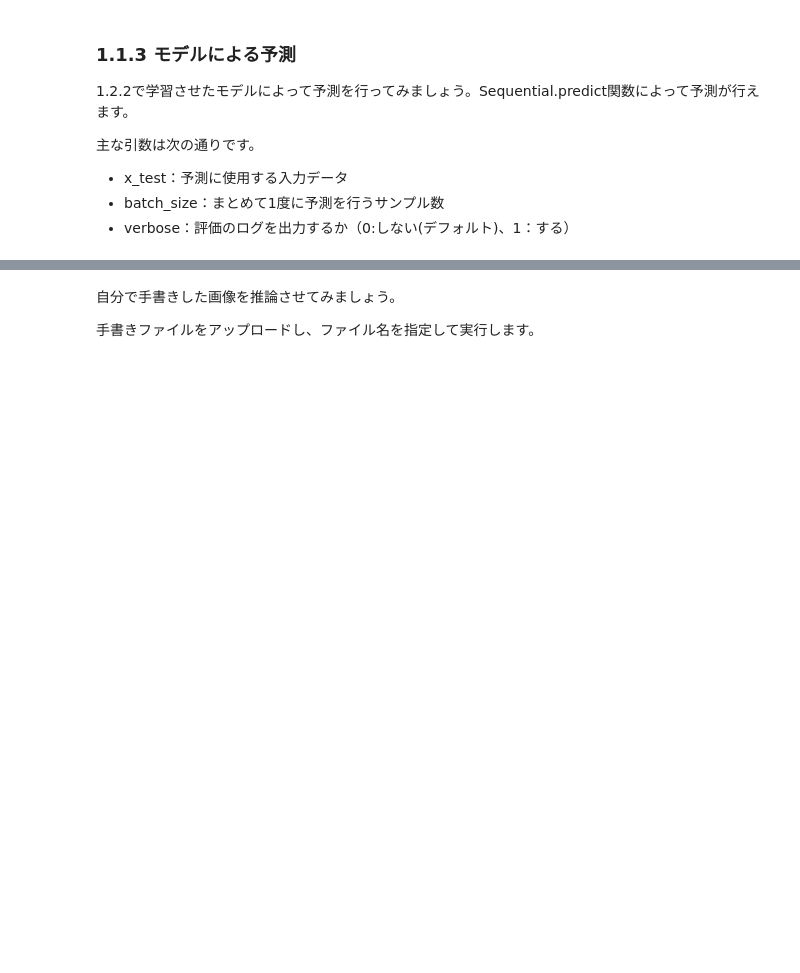
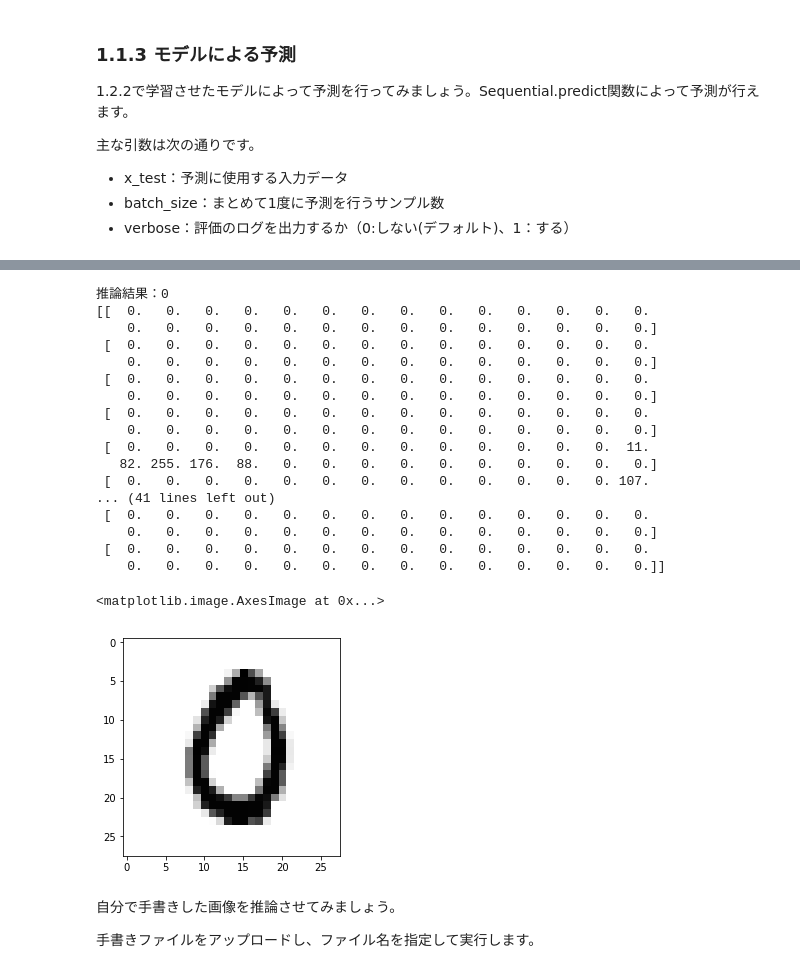
Before and after one commit to scpepper69/dl4us, a Jupyter notebook: lesson1/lesson1_sec1_exercise_mod.ipynb, the cells around one changed output, grey strips where cells are left out. Saved outputs shown, nothing was run; the diff lists cells and outputs as text; code cells hidden in the pictures; blank space fills up the shorter version.

```diff
--- a/lesson1/lesson1_sec1_exercise_mod.ipynb
+++ b/lesson1/lesson1_sec1_exercise_mod.ipynb
@@ -292,12 +358,33 @@ classes = model.predict(x_test, batch_size=128, verbose=1)
 # %%
 # データセットの推論結果と元画像を確認
 # test_numを0～9999で指定してください
-test_num=9999
+test_num=1001
 
 print("推論結果："+str(classes[test_num].argmax()))
+print(np.squeeze(x_test[test_num]))
 test_img = np.squeeze(x_test[test_num])
 test_img = 255 - test_img
 plt.imshow(test_img,'gray')
+# %% [output]
+推論結果：0
+[[  0.   0.   0.   0.   0.   0.   0.   0.   0.   0.   0.   0.   0.   0.
+    0.   0.   0.   0.   0.   0.   0.   0.   0.   0.   0.   0.   0.   0.]
+ [  0.   0.   0.   0.   0.   0.   0.   0.   0.   0.   0.   0.   0.   0.
+    0.   0.   0.   0.   0.   0.   0.   0.   0.   0.   0.   0.   0.   0.]
+ [  0.   0.   0.   0.   0.   0.   0.   0.   0.   0.   0.   0.   0.   0.
+    0.   0.   0.   0.   0.   0.   0.   0.   0.   0.   0.   0.   0.   0.]
+ [  0.   0.   0.   0.   0.   0.   0.   0.   0.   0.   0.   0.   0.   0.
+    0.   0.   0.   0.   0.   0.   0.   0.   0.   0.   0.   0.   0.   0.]
+ [  0.   0.   0.   0.   0.   0.   0.   0.   0.   0.   0.   0.   0.  11.
+   82. 255. 176.  88.   0.   0.   0.   0.   0.   0.   0.   0.   0.   0.]
+ [  0.   0.   0.   0.   0.   0.   0.   0.   0.   0.   0.   0.   0. 107.
+... (41 lines left out)
+ [  0.   0.   0.   0.   0.   0.   0.   0.   0.   0.   0.   0.   0.   0.
+    0.   0.   0.   0.   0.   0.   0.   0.   0.   0.   0.   0.   0.   0.]
+ [  0.   0.   0.   0.   0.   0.   0.   0.   0.   0.   0.   0.   0.   0.
+    0.   0.   0.   0.   0.   0.   0.   0.   0.   0.   0.   0.   0.   0.]]
+<matplotlib.image.AxesImage at 0x...>
+[figure, added]
 # %% [markdown]
 自分で手書きした画像を推論させてみましょう。
 
```
Also changed, not shown: parts of 10 cells of this notebook.
